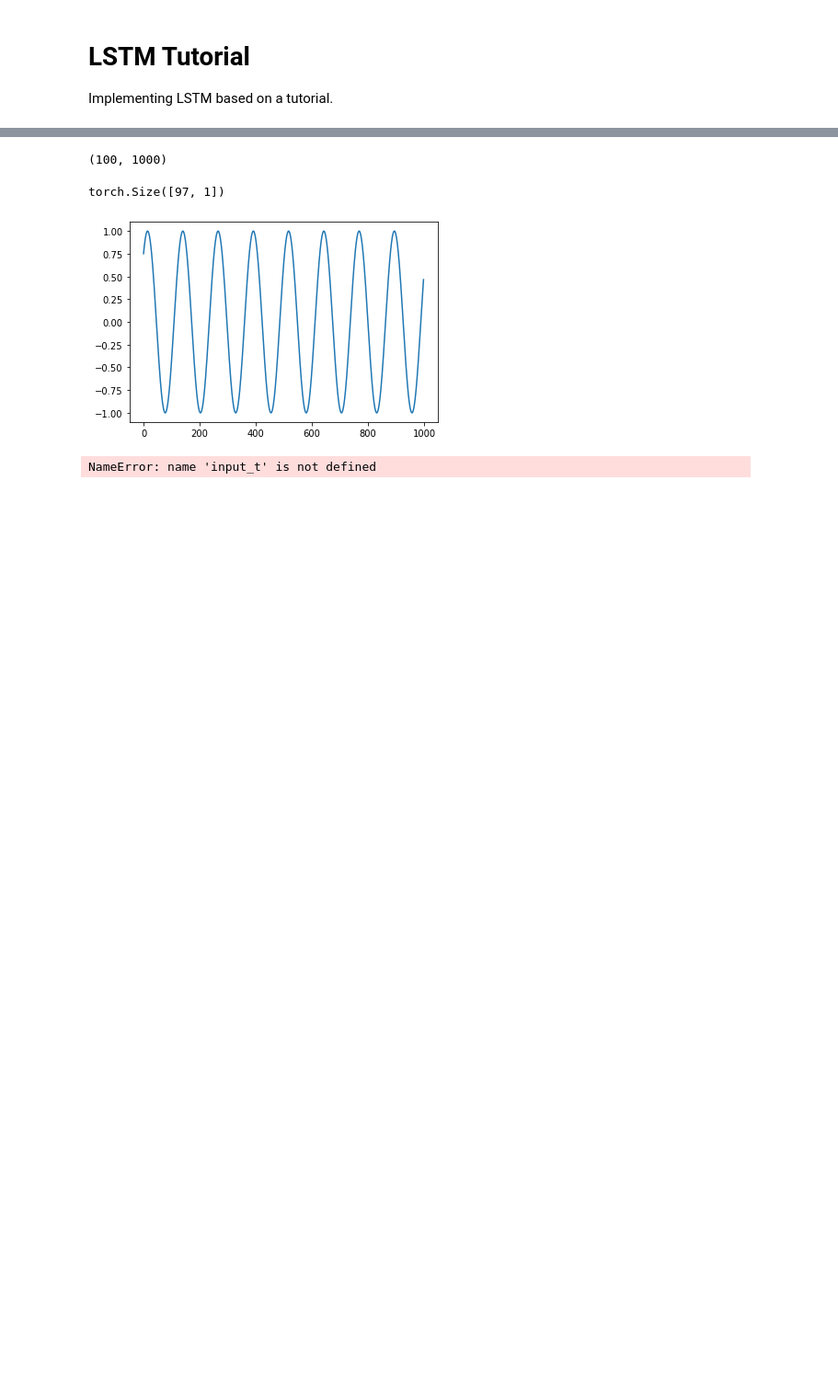
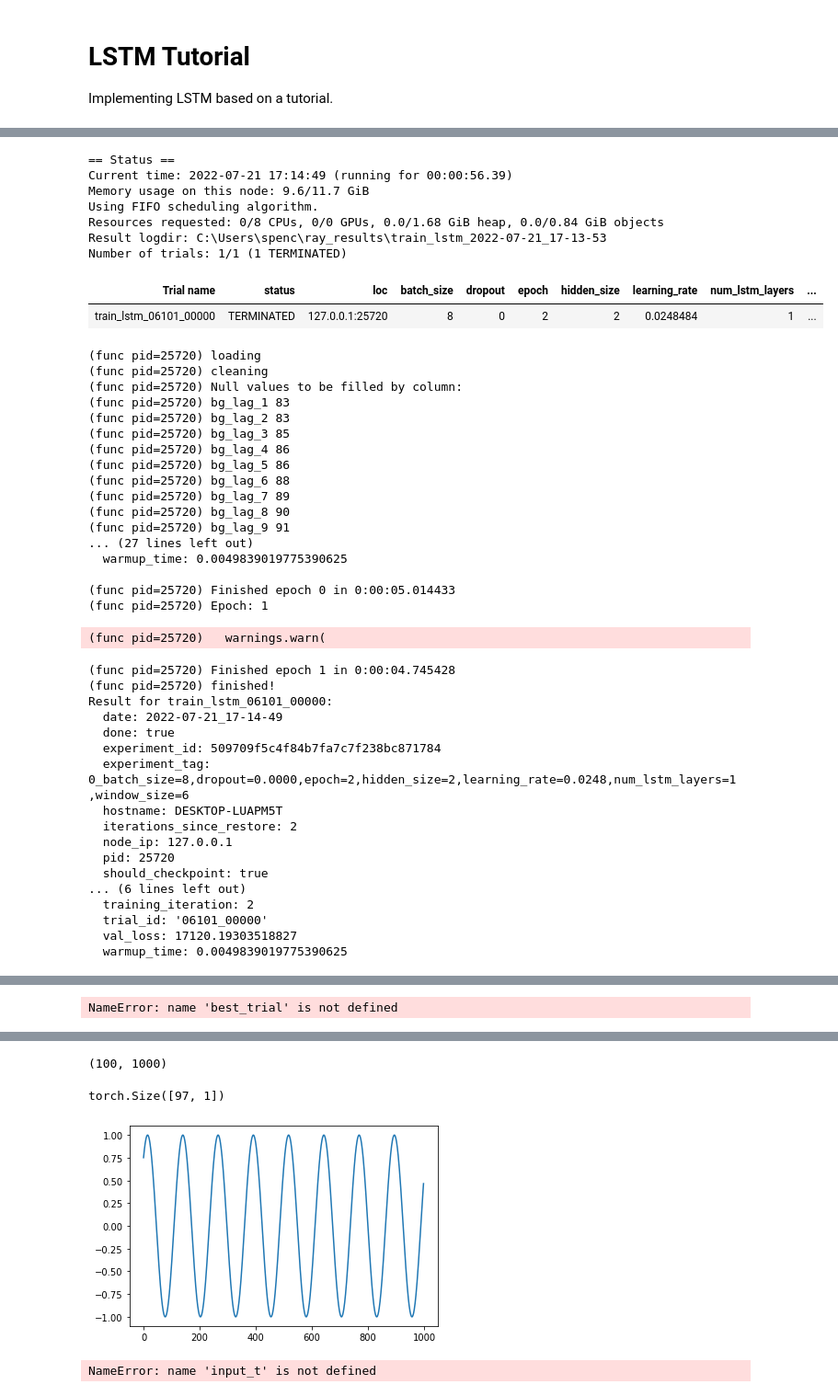
Before and after one commit to Spencer-Weston/BGPredict, a Jupyter notebook: bgpredict/LSTM/LSTM_Tutorial.ipynb, the cells around one changed output, grey strips where cells are left out. Shown at 92% size. Saved outputs shown, nothing was run; the diff lists cells and outputs as text; code cells hidden in the pictures; blank space fills up the shorter version.

```diff
--- a/bgpredict/LSTM/LSTM_Tutorial.ipynb
+++ b/bgpredict/LSTM/LSTM_Tutorial.ipynb
@@ -3,0 +516,74 @@ Implementing LSTM based on a tutorial.
+# %%
+config= {
+    'hidden_size': tune.sample_from(lambda spec: 2 * np.random.randint(1,2)) ,
+    'num_lstm_layers': tune.sample_from(lambda spec: 1 * np.random.randint(1,2)),
+    'dropout': tune.sample_from(lambda spec: 0.1 * np.random.randint(0,1)),
+    'learning_rate': tune.sample_from(lambda spec: 10 ** (-10 * np.random.rand())),
+    'window_size': tune.sample_from(lambda spec: 6 * np.random.randint(1,2)),
+    'batch_size': tune.sample_from(lambda spec: 8 * np.random.randint(1,2)),
+    'epoch': tune.sample_from(lambda spec: 2 * np.random.randint(1,2)),
+    'data_loc': f"postgresql://postgres:{os.environ.get('db_password')}@{os.environ.get('db_location')}"
+}
+scheduler = ASHAScheduler(
+    metric="val_loss",
+    mode="min",
+    max_t=10,
+    grace_period=1,
+    reduction_factor=2)
+
+reporter = JupyterNotebookReporter(
+    metric_columns = ["val_loss", "loss", "training_iteration"]
+)
+
+result= tune.run(
+    partial(train_lstm),
+    resources_per_trial={"cpu":3},
+    config=config,
+    num_samples=1,
+    progress_reporter=reporter
+)
+# %% [output]
+== Status ==
+Current time: 2022-07-21 17:14:49 (running for 00:00:56.39)
+Memory usage on this node: 9.6/11.7 GiB
+Using FIFO scheduling algorithm.
+Resources requested: 0/8 CPUs, 0/0 GPUs, 0.0/1.68 GiB heap, 0.0/0.84 GiB objects
+Result logdir: C:\Users\spenc\ray_results\train_lstm_2022-07-21_17-13-53
+Number of trials: 1/1 (1 TERMINATED)
+| Trial name | status | loc | batch_size | dropout | epoch | hidden_size | learning_rate | num_lstm_layers | ... |
+| train_lstm_06101_00000 | TERMINATED | 127.0.0.1:25720 | 8 | 0 | 2 | 2 | 0.0248484 | 1 | ... |
+(func pid=25720) loading
+(func pid=25720) cleaning
+(func pid=25720) Null values to be filled by column:
+(func pid=25720) bg_lag_1 83
+(func pid=25720) bg_lag_2 83
+(func pid=25720) bg_lag_3 85
+(func pid=25720) bg_lag_4 86
+(func pid=25720) bg_lag_5 86
+(func pid=25720) bg_lag_6 88
+(func pid=25720) bg_lag_7 89
+(func pid=25720) bg_lag_8 90
+(func pid=25720) bg_lag_9 91
+... (27 lines left out)
+  warmup_time: 0.0049839019775390625
+
+(func pid=25720) Finished epoch 0 in 0:00:05.014433
+(func pid=25720) Epoch: 1
+(func pid=25720)   warnings.warn(
+(func pid=25720) Finished epoch 1 in 0:00:04.745428
+(func pid=25720) finished!
+Result for train_lstm_06101_00000:
+  date: 2022-07-21_17-14-49
+  done: true
+  experiment_id: 509709f5c4f84b7fa7c7f238bc871784
+  experiment_tag: 0_batch_size=8,dropout=0.0000,epoch=2,hidden_size=2,learning_rate=0.0248,num_lstm_layers=1,window_size=6
+  hostname: DESKTOP-LUAPM5T
+  iterations_since_restore: 2
+  node_ip: 127.0.0.1
+  pid: 25720
+  should_checkpoint: true
+... (6 lines left out)
+  training_iteration: 2
+  trial_id: '06101_00000'
+  val_loss: 17120.19303518827
+  warmup_time: 0.0049839019775390625
@@ -3,0 +609,6 @@ Implementing LSTM based on a tutorial.
+# %%
+print("Best trial config: {}".format(best_trial.config))
+print("Best trial final validation loss: {}".format(
+    best_trial.last_result["val_loss"]))
+# %% [output]
+NameError: name 'best_trial' is not defined
```
Also changed, not shown: parts of 38 cells of this notebook, 3 other files.
